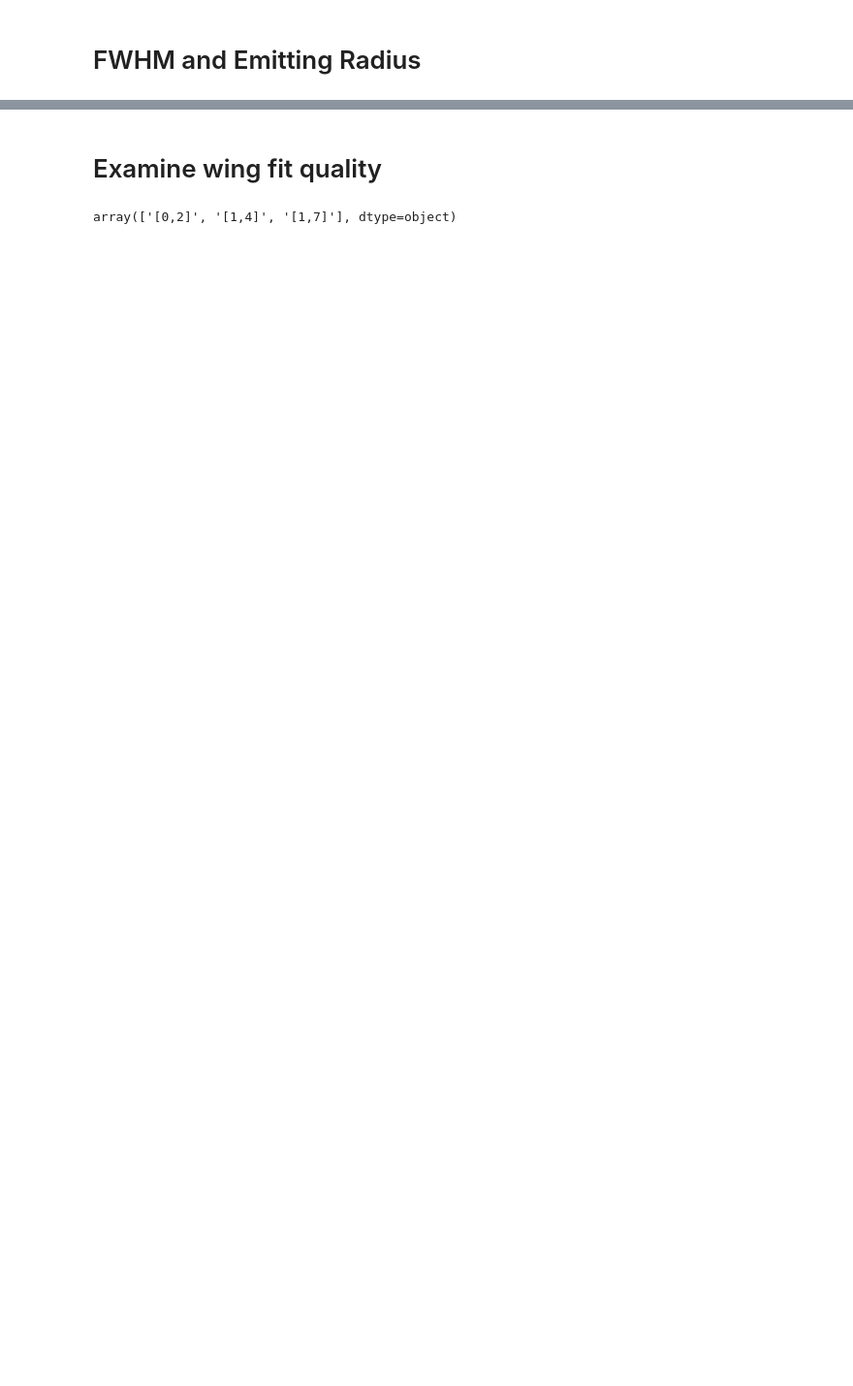
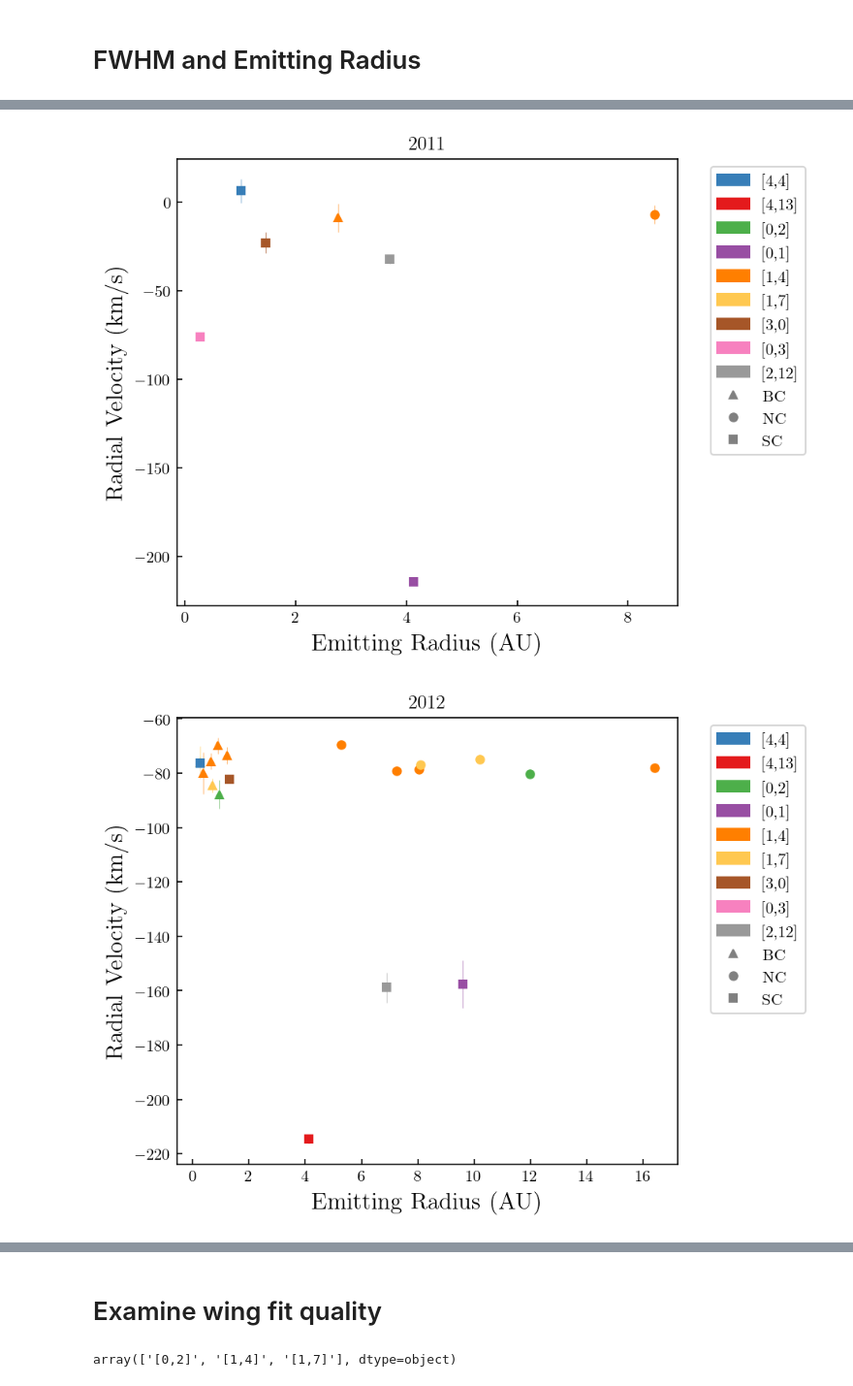
Before and after one commit to PK0207/scripts_by_me, a Jupyter notebook: research24/component_analysis.ipynb, the cells around one changed output, grey strips where cells are left out. Shown at 97% size. Cells and saved outputs as stored; diff of their text form; code cells hidden in the pictures; blank space fills up the shorter version.

Commit message:
fixed radius calculation

```diff
--- a/research24/component_analysis.ipynb
+++ b/research24/component_analysis.ipynb
@@ -653,0 +662,57 @@ for transition in BC_conf['transition'].unique():
+# %%
+BCblueshift = [radial_velocity(i['cenBC'][0]*u.AA, labline).value for i, labline in zip(BC_conf['BC_params'], BC_conf['labline'])]
+BCblueshift_err = [radial_velocity_error(i['cenBC'][1]*u.AA, labline).value for i, labline in zip(BC_conf['BC_params'], BC_conf['labline'])]
+
+NCblueshift = [radial_velocity(i['cenNC'][0]*u.AA, labline).value for i, labline in zip(BC_conf['NC_params'], BC_conf['labline'])]
+NCblueshift_err = [radial_velocity_error(i['cenNC'][1]*u.AA, labline).value for i, labline in zip(BC_conf['NC_params'], BC_conf['labline'])]
+
+SCblueshift = [radial_velocity(i['cen'][0]*u.AA, labline).value for i, labline in zip(SC_df['params1'], SC_df['labline'])]
+SCblueshift_err = [radial_velocity_error(i['cen'][1]*u.AA, labline).value for i, labline in zip(SC_df['params1'], SC_df['labline'])]
+
+unique_transitions = all_df_pruned['transition'].unique()
+color_map = {t: clrs[i] for i, t in enumerate(unique_transitions)}
+
+component_labels = [
+    plt.Line2D([0],[0], marker='^', color='gray', linestyle='', markersize=5, label='BC'),
+    plt.Line2D([0],[0], marker='o', color='gray', linestyle='', markersize=5, label='NC'),
+    plt.Line2D([0],[0], marker='s', color='gray', linestyle='', markersize=5, label='SC'),
+]
+transition_patches = [mpatches.Patch(color=color_map[t], label=t) for t in unique_transitions]
+
+for year in sorted(BC_conf['year'].unique()):
+    fig, ax = plt.subplots()
+
+    # BC
+    bc_year = BC_conf[BC_conf['year'] == year]
+    for idx, (_, row) in enumerate(bc_year.iterrows()):
+        orig_idx = list(BC_conf.index).index(row.name)
+        c = color_map.get(row['transition'], 'gray')
+        ax.errorbar(row['R_BC'], BCblueshift[orig_idx], yerr=BCblueshift_err[orig_idx],
+                    marker='^', linestyle='', color=c, elinewidth=0.3, markersize=5)
+
+    # NC
+    nc_year = BC_conf[BC_conf['year'] == year]
+    for _, row in nc_year.iterrows():
+        orig_idx = list(BC_conf.index).index(row.name)
+        c = color_map.get(row['transition'], 'gray')
+        ax.errorbar(row['R_NC'], NCblueshift[orig_idx], yerr=NCblueshift_err[orig_idx],
+                    marker='o', linestyle='', color=c, elinewidth=0.3, markersize=5)
+
+    # SC
+    sc_year = SC_df[SC_df['year'] == year]
+    for _, row in sc_year.iterrows():
+        orig_idx = list(SC_df.index).index(row.name)
+        c = color_map.get(row['transition'], 'gray')
+        ax.errorbar(row['R_SC'], SCblueshift[orig_idx], yerr=SCblueshift_err[orig_idx],
+                    marker='s', linestyle='', color=c, elinewidth=0.3, markersize=5, alpha=1)
+
+    ax.legend(handles=transition_patches + component_labels,
+              bbox_to_anchor=(1.05, 1), loc='upper left')
+    ax.set_xlabel('Emitting Radius (AU)')
+    ax.set_ylabel('Radial Velocity (km/s)')
+    ax.set_title(f"{year}")
+    plt.tight_layout()
+    plt.show()
+# %% [output]
+[figure, added]
+[figure, added]
```
Also changed, not shown: parts of 8 cells of this notebook, 1 other file.
